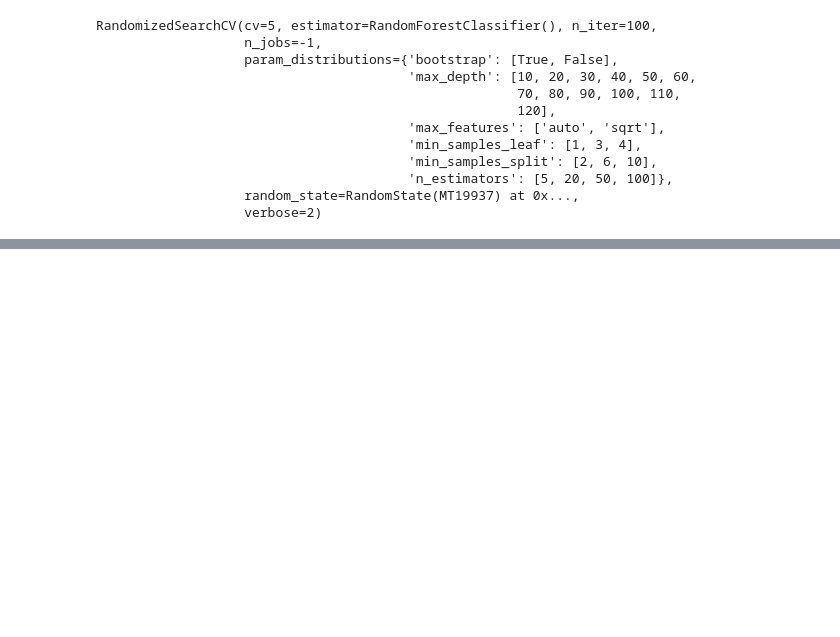
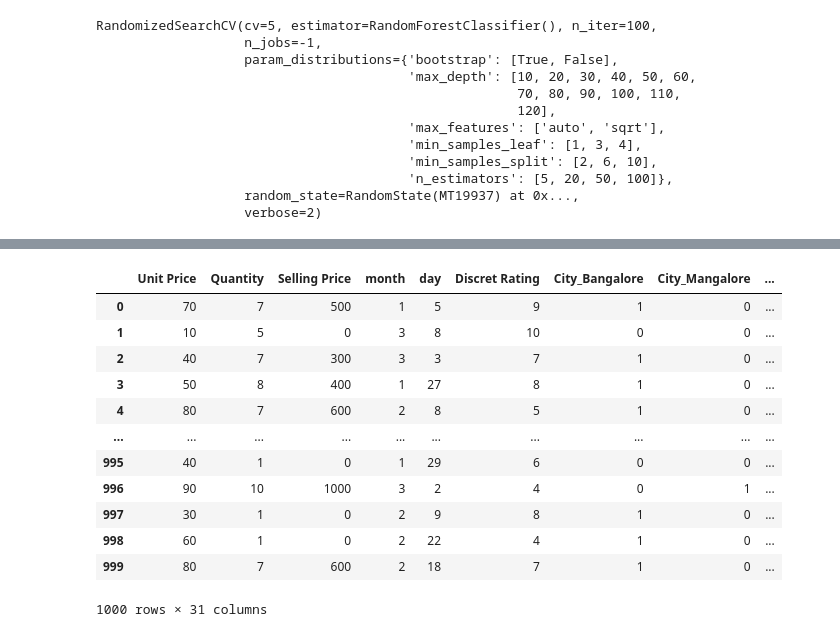
Before and after one commit to vipinindoria/super-market-sales-analytics, a Jupyter notebook: notebooks/SuperMarketSalesAnalytics.ipynb, the cells around one changed output, grey strips where cells are left out. Saved outputs shown, nothing was run; the diff lists cells and outputs as text; code cells hidden in the pictures; blank space fills up the shorter version.

```diff
--- a/notebooks/SuperMarketSalesAnalytics.ipynb
+++ b/notebooks/SuperMarketSalesAnalytics.ipynb
@@ -787,0 +826,16 @@ dtype: float64
+# %%
+pre_cat_x
+# %% [output]
+|  | Unit Price | Quantity | Selling Price | month | day | Discret Rating | City_Bangalore | City_Mangalore | ... |
+| 0 | 70 | 7 | 500 | 1 | 5 | 9 | 1 | 0 | ... |
+| 1 | 10 | 5 | 0 | 3 | 8 | 10 | 0 | 0 | ... |
+| 2 | 40 | 7 | 300 | 3 | 3 | 7 | 1 | 0 | ... |
+| 3 | 50 | 8 | 400 | 1 | 27 | 8 | 1 | 0 | ... |
+| 4 | 80 | 7 | 600 | 2 | 8 | 5 | 1 | 0 | ... |
+| ... | ... | ... | ... | ... | ... | ... | ... | ... | ... |
+| 995 | 40 | 1 | 0 | 1 | 29 | 6 | 0 | 0 | ... |
+| 996 | 90 | 10 | 1000 | 3 | 2 | 4 | 0 | 1 | ... |
+| 997 | 30 | 1 | 0 | 2 | 9 | 8 | 1 | 0 | ... |
+| 998 | 60 | 1 | 0 | 2 | 22 | 4 | 1 | 0 | ... |
+| 999 | 80 | 7 | 600 | 2 | 18 | 7 | 1 | 0 | ... |
+1000 rows × 31 columns
```
Also changed, not shown: parts of 18 cells of this notebook.
